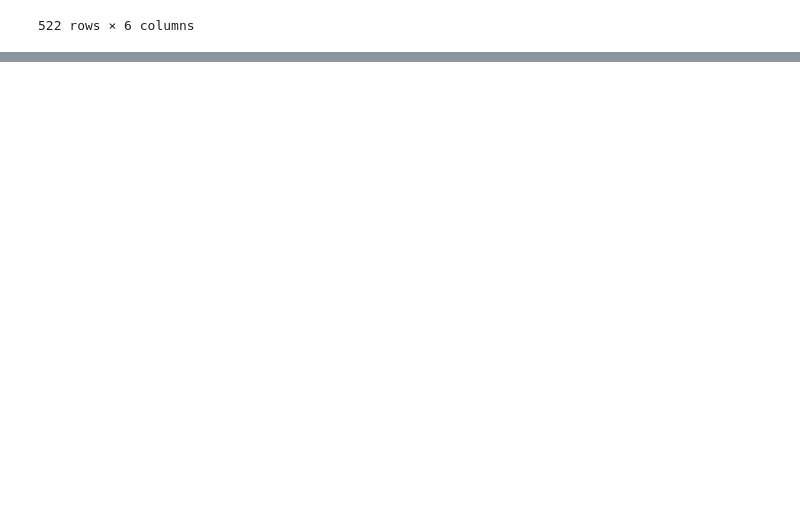
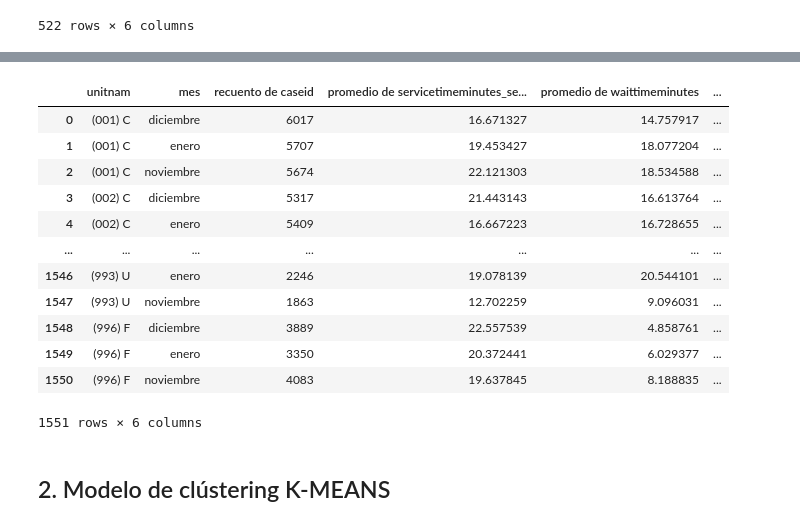
Before and after one commit to Ingenieco/algoritmo_kmeans_cun, a Jupyter notebook: 20250520_kmeans_cun.ipynb, the cells around one changed output, grey strips where cells are left out. Drawn from its saved outputs; the diff is of its cells as text; code cells hidden in the pictures; blank space fills up the shorter version.

```diff
--- a/20250520_kmeans_cun.ipynb
+++ b/20250520_kmeans_cun.ipynb
@@ -263,0 +309,22 @@ df_agregado
+# %%
+dfs = [servicio_demanda_c, servicio_tatencion_c, servicio_tespera_c, demandac]
+
+servicios_a = reduce(lambda left, right:  pd.merge(left, right, on = ['unitnam', 'mes']), dfs)
+# %%
+servicios_a
+# %% [output]
+|  | unitnam | mes | recuento de caseid | promedio de servicetimeminutes_se... | promedio de waittimeminutes | ... |
+| 0 | (001) C | diciembre | 6017 | 16.671327 | 14.757917 | ... |
+| 1 | (001) C | enero | 5707 | 19.453427 | 18.077204 | ... |
+| 2 | (001) C | noviembre | 5674 | 22.121303 | 18.534588 | ... |
+| 3 | (002) C | diciembre | 5317 | 21.443143 | 16.613764 | ... |
+| 4 | (002) C | enero | 5409 | 16.667223 | 16.728655 | ... |
+| ... | ... | ... | ... | ... | ... | ... |
+| 1546 | (993) U | enero | 2246 | 19.078139 | 20.544101 | ... |
+| 1547 | (993) U | noviembre | 1863 | 12.702259 | 9.096031 | ... |
+| 1548 | (996) F | diciembre | 3889 | 22.557539 | 4.858761 | ... |
+| 1549 | (996) F | enero | 3350 | 20.372441 | 6.029377 | ... |
+| 1550 | (996) F | noviembre | 4083 | 19.637845 | 8.188835 | ... |
+1551 rows × 6 columns
+# %% [markdown]
+## 2. Modelo de clústering K-MEANS
```
Also changed, not shown: parts of 12 cells of this notebook.
